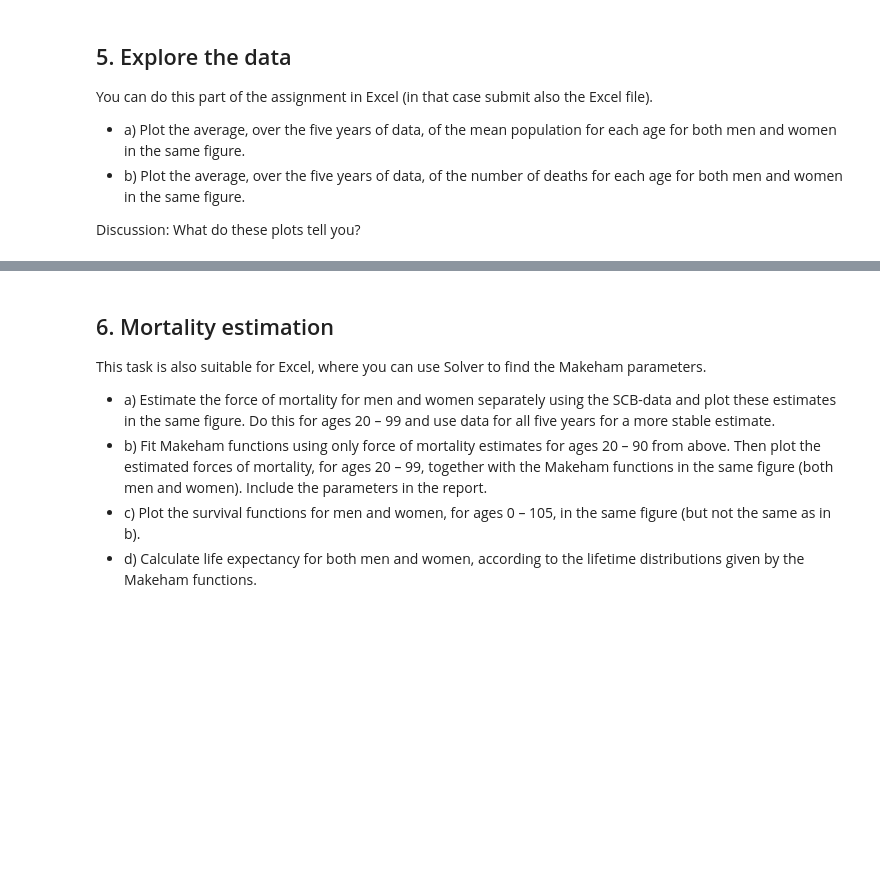
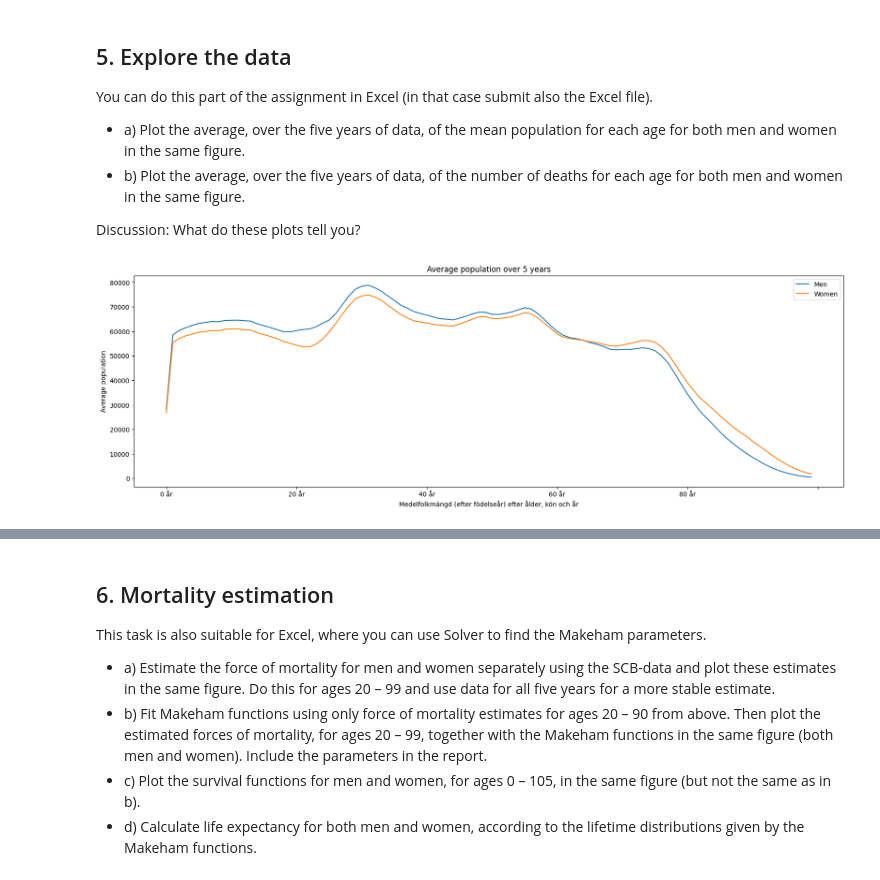
Before and after one commit to JohanHerbert/Lab2_ERM, a Jupyter notebook: Lab2_notebook.ipynb, the cells around one changed output, grey strips where cells are left out. Saved outputs shown, nothing was run; the diff lists cells and outputs as text; code cells hidden in the pictures; blank space fills up the shorter version.

```diff
--- a/Lab2_notebook.ipynb
+++ b/Lab2_notebook.ipynb
@@ -282,3 +435,24 @@ women in the same figure.
 
 
 Discussion: What do these plots tell you?
+# %%
+menDeathsDF = pd.read_excel('deathsMen.xlsx').dropna()
+womenDeathsDF = pd.read_excel('deathsWomen.xlsx').dropna()
+menPopulationDF = pd.read_excel('populationMen.xlsx').dropna()
+womenPopulationDF = pd.read_excel('populationWomen.xlsx').dropna()
+
+menDeathsDF.set_index('Döda efter ålder, kön och år', inplace = True)
+menDeathsDF.drop(columns='Unnamed: 1', inplace = True)
+womenDeathsDF.set_index('Döda efter ålder, kön och år', inplace = True)
+womenDeathsDF.drop(columns='Unnamed: 1', inplace = True)
+
+menPopulationDF.set_index('Medelfolkmängd (efter födelseår) efter ålder, kön och år', inplace = True)
+menPopulationDF.drop(columns='Unnamed: 1', inplace = True)
+womenPopulationDF.set_index('Medelfolkmängd (efter födelseår) efter ålder, kön och år', inplace = True)
+womenPopulationDF.drop(columns='Unnamed: 1', inplace = True)
+# %%
+np.mean(menPopulationDF.iloc[:-1,], axis=1).plot(figsize=(20,6),title='Average population over 5 years', ylabel='Average population', label='Men');
+np.mean(womenPopulationDF.iloc[:-1,], axis=1).plot(figsize=(20,6), ylabel='Average population', label='Women');
+plt.legend();
+# %% [output]
+[figure, added]
```
Also changed, not shown: parts of 12 cells of this notebook, 4 other files.
